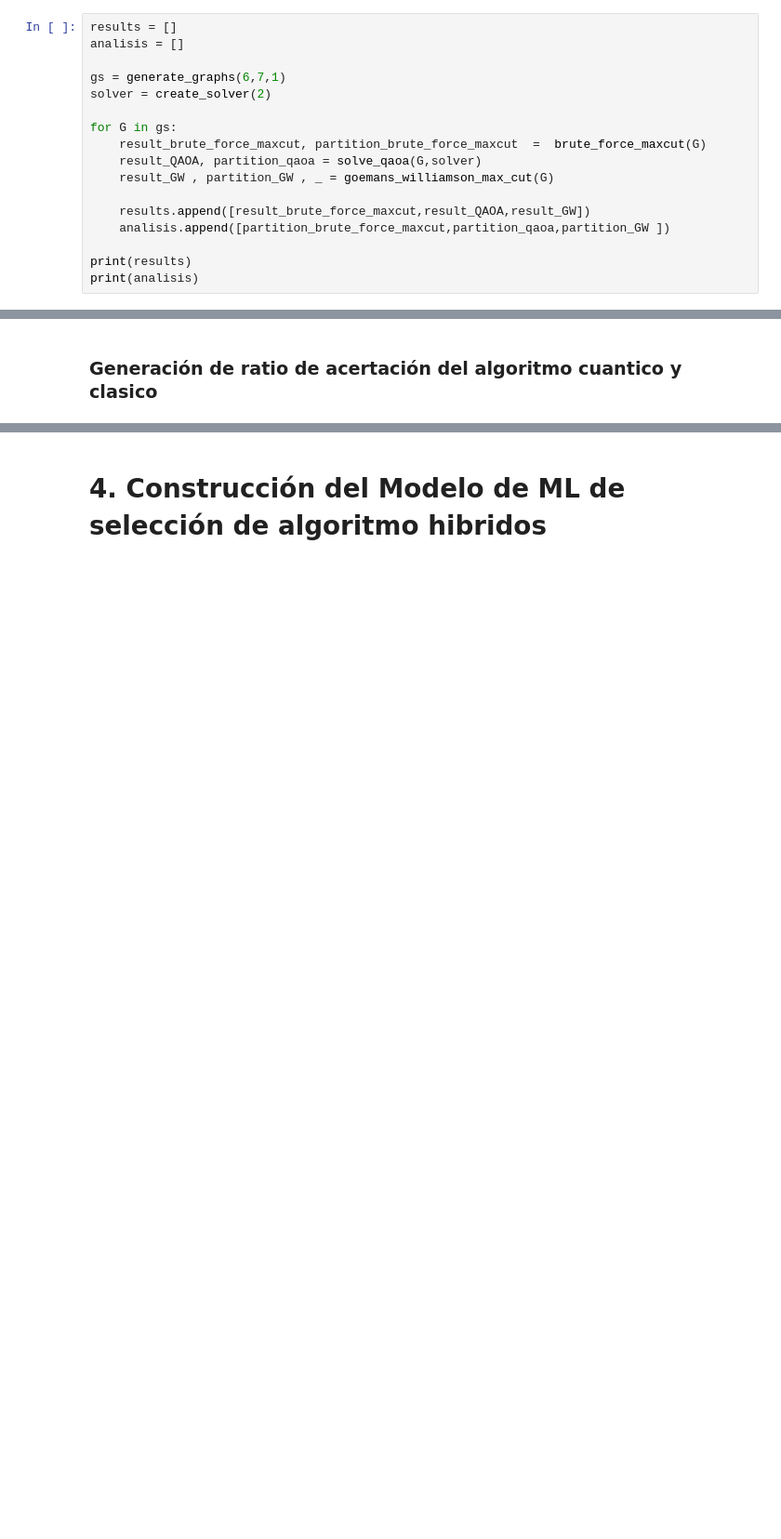
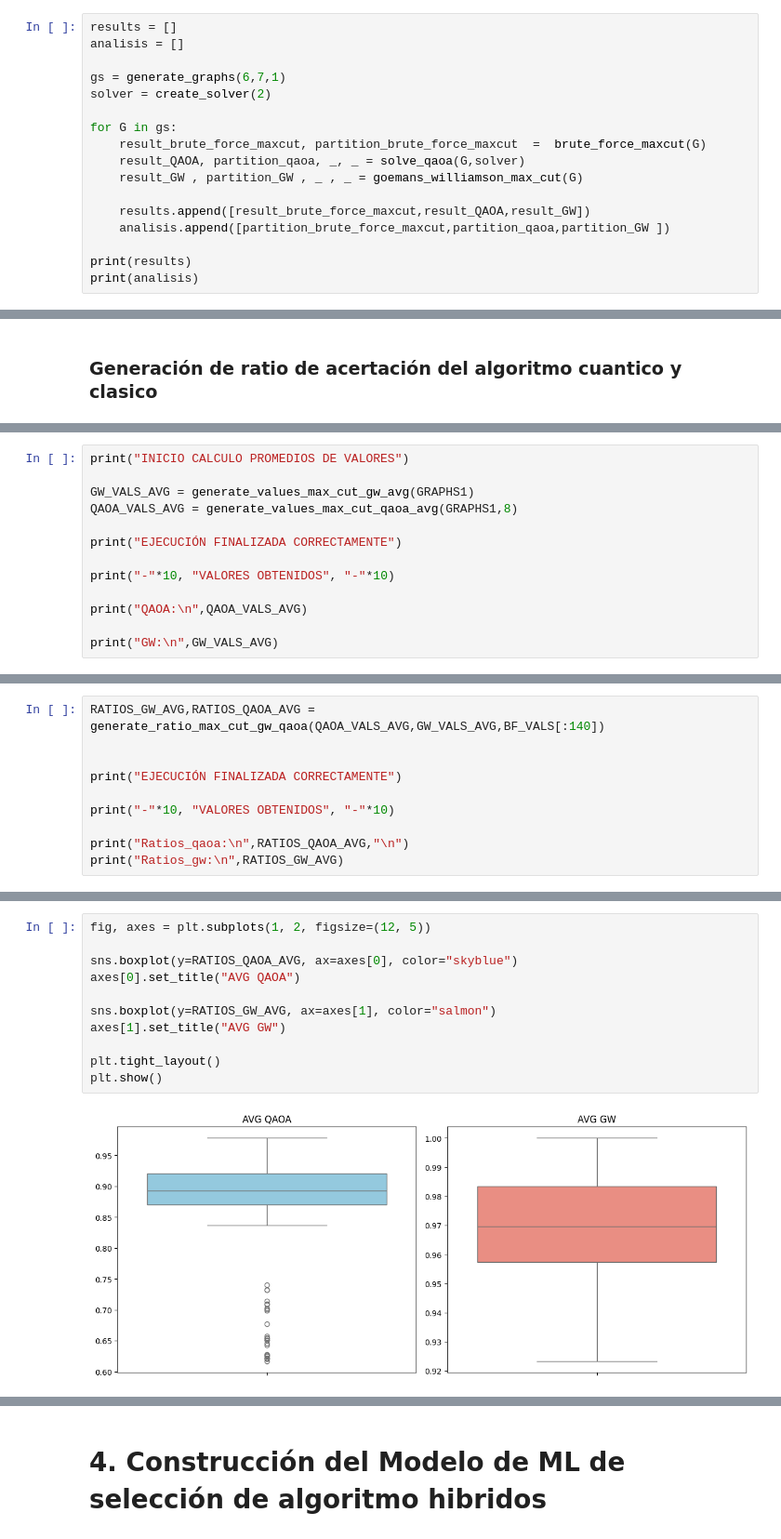
Before and after one commit to samuelArenas2005/Hybrid-Quantum-Classical-Algorithm-Selector, a Jupyter notebook: gwandqoao.ipynb, the cells around one changed output, grey strips where cells are left out. Shown at 93% size. Saved outputs shown, nothing was run; the diff lists cells and outputs as text; blank space fills up the shorter version.

```diff
--- a/gwandqoao.ipynb
+++ b/gwandqoao.ipynb
@@ -188,8 +200,8 @@ solver = create_solver(2)
 
 for G in gs:
     result_brute_force_maxcut, partition_brute_force_maxcut  =  brute_force_maxcut(G)
-    result_QAOA, partition_qaoa = solve_qaoa(G,solver)
-    result_GW , partition_GW , _ = goemans_williamson_max_cut(G)
+    result_QAOA, partition_qaoa, _, _ = solve_qaoa(G,solver)
+    result_GW , partition_GW , _ , _ = goemans_williamson_max_cut(G)
 
     results.append([result_brute_force_maxcut,result_QAOA,result_GW])
     analisis.append([partition_brute_force_maxcut,partition_qaoa,partition_GW ])
@@ -337,0 +678,13 @@ print("Ratios_gw:\n",RATIOS_GW)
+# %%
+print("INICIO CALCULO PROMEDIOS DE VALORES")
+
+GW_VALS_AVG = generate_values_max_cut_gw_avg(GRAPHS1)
+QAOA_VALS_AVG = generate_values_max_cut_qaoa_avg(GRAPHS1,8)
+
+print("EJECUCIÓN FINALIZADA CORRECTAMENTE")
+
+print("-"*10, "VALORES OBTENIDOS", "-"*10)
+
+print("QAOA:\n",QAOA_VALS_AVG)
+
+print("GW:\n",GW_VALS_AVG)
@@ -337,0 +703,10 @@ print("Ratios_gw:\n",RATIOS_GW)
+# %%
+RATIOS_GW_AVG,RATIOS_QAOA_AVG = generate_ratio_max_cut_gw_qaoa(QAOA_VALS_AVG,GW_VALS_AVG,BF_VALS[:140])
+
+
+print("EJECUCIÓN FINALIZADA CORRECTAMENTE")
+
+print("-"*10, "VALORES OBTENIDOS", "-"*10)
+
+print("Ratios_qaoa:\n",RATIOS_QAOA_AVG,"\n")
+print("Ratios_gw:\n",RATIOS_GW_AVG)
@@ -337,0 +721,13 @@ print("Ratios_gw:\n",RATIOS_GW)
+# %%
+fig, axes = plt.subplots(1, 2, figsize=(12, 5))
+
+sns.boxplot(y=RATIOS_QAOA_AVG, ax=axes[0], color="skyblue")
+axes[0].set_title("AVG QAOA")
+
+sns.boxplot(y=RATIOS_GW_AVG, ax=axes[1], color="salmon")
+axes[1].set_title("AVG GW")
+
+plt.tight_layout()
+plt.show()
+# %% [output]
+[figure, added]
```
Also changed, not shown: parts of 29 cells of this notebook, 2 other files.
